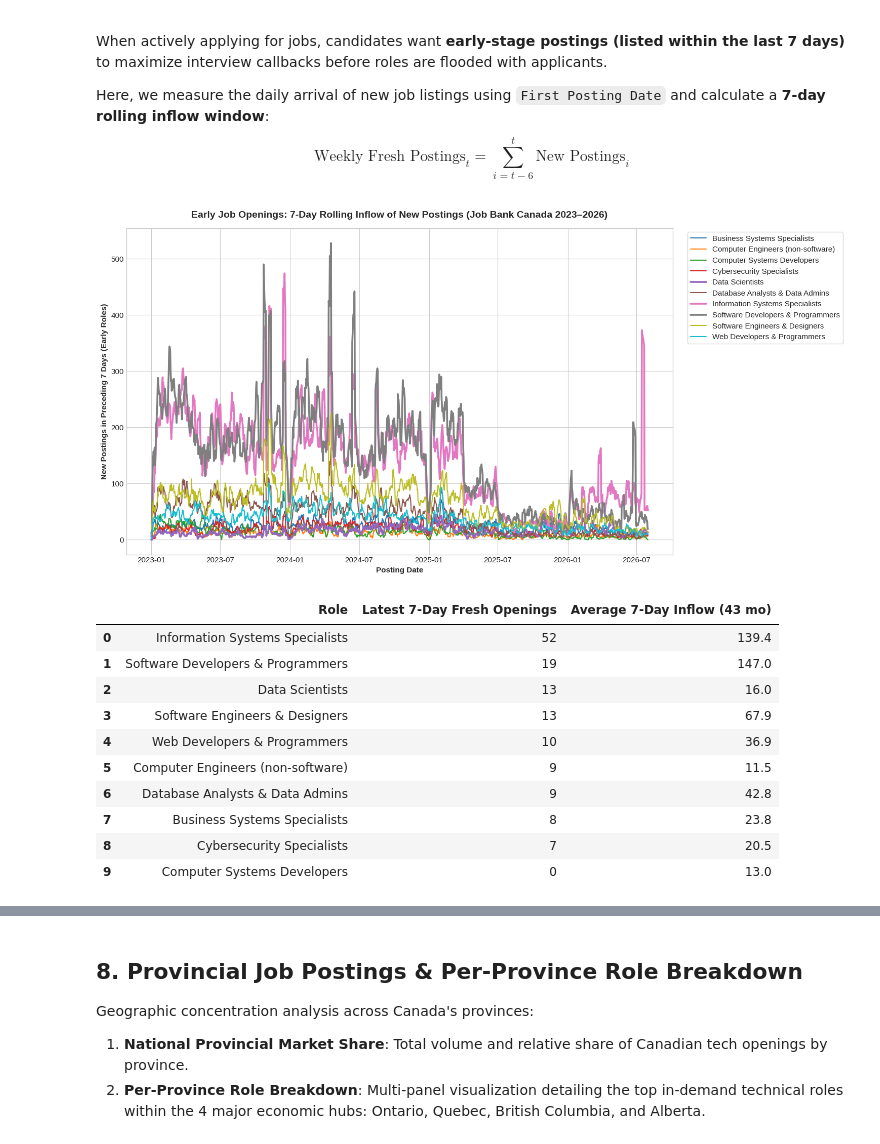
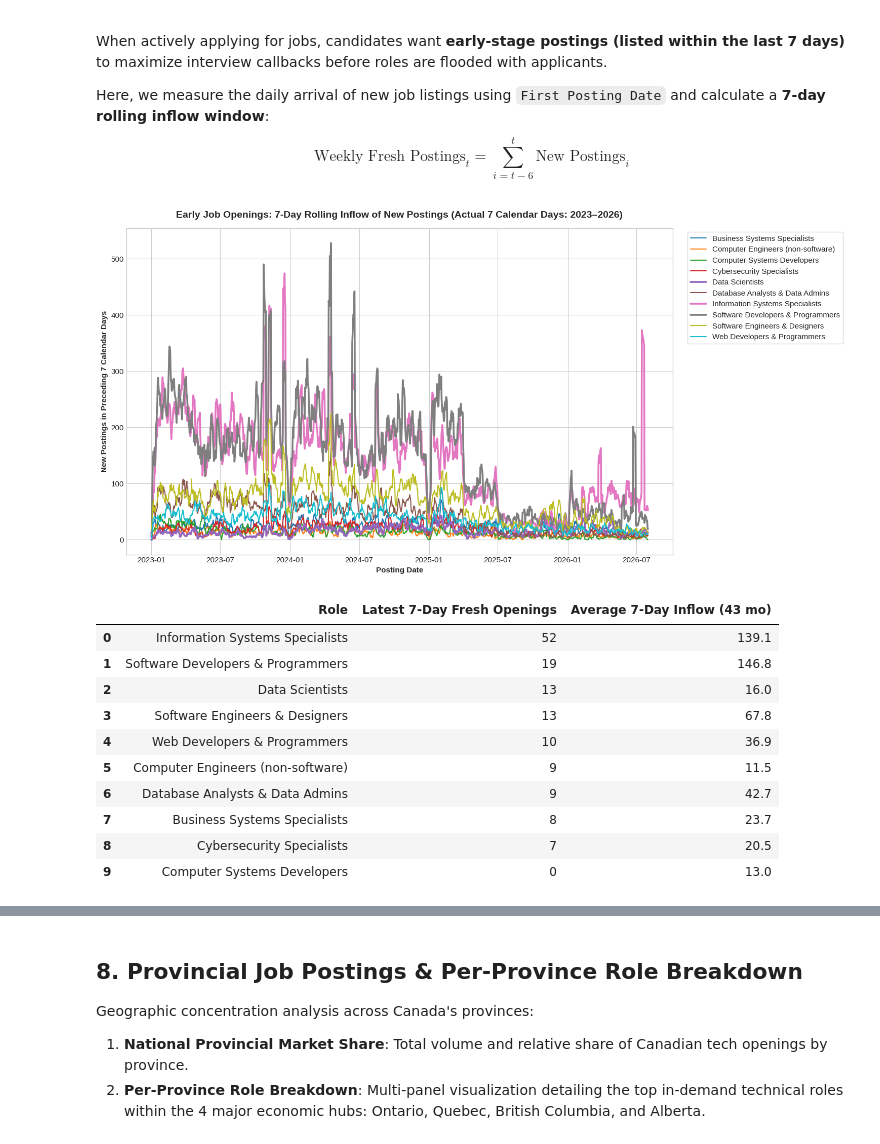
Before and after one commit to althaafsn/canada-job-market-analysis, a Jupyter notebook: data_analysis/02_job_bank/job_bank_tech_roles.ipynb, the cells around one changed output, grey strips where cells are left out. Saved outputs shown, nothing was run; the diff lists cells and outputs as text; code cells hidden in the pictures.

Commit message:
Fix time comparison to actual 7 calendar days; replace entry/senior salary labels with objective percentiles

```diff
--- a/data_analysis/02_job_bank/job_bank_tech_roles.ipynb
+++ b/data_analysis/02_job_bank/job_bank_tech_roles.ipynb
@@ -308,47 +308,51 @@ else:
     df_detail['Date'] = df_detail['Date'].dt.strftime('%Y-%m-%d')
     df_detail.to_csv(DETAIL_CACHE_FILE, index=False)
 
 df_detail['Date'] = pd.to_datetime(df_detail['Date'])
 
-# 1. Group daily postings by role and compute 7-day rolling window of fresh openings
+# 1. Group daily postings by role across a complete continuous calendar range
 daily_pivot = df_detail.groupby(['Date', 'Role']).size().unstack(fill_value=0)
-rolling_7d = daily_pivot.rolling(window=7, min_periods=1).sum()
+full_calendar_days = pd.date_range(daily_pivot.index.min(), daily_pivot.index.max(), freq='D')
+daily_pivot_continuous = daily_pivot.reindex(full_calendar_days, fill_value=0)
+
+# Compute 7-day rolling window across actual 7 calendar days ('7D')
+rolling_7d = daily_pivot_continuous.rolling('7D', min_periods=1).sum()
 
 # 2. Plot 7-day rolling weekly inflow over time
 fig3, ax = plt.subplots(figsize=(15, 7.5))
 colors = sns.color_palette('tab10', len(rolling_7d.columns))
 
 for i, role in enumerate(rolling_7d.columns):
     lw = 2.6 if role in ['Software Developers & Programmers', 'Information Systems Specialists', 'Data Scientists'] else 1.5
     ax.plot(rolling_7d.index, rolling_7d[role], label=role, linewidth=lw, color=colors[i])
 
-ax.set_title('Early Job Openings: 7-Day Rolling Inflow of New Postings (Job Bank Canada 2023–2026)', fontsize=14, fontweight='bold', pad=15)
+ax.set_title('Early Job Openings: 7-Day Rolling Inflow of New Postings (Actual 7 Calendar Days: 2023–2026)', fontsize=14, fontweight='bold', pad=15)
 ax.set_xlabel('Posting Date', fontsize=11, fontweight='bold')
-ax.set_ylabel('New Postings in Preceding 7 Days (Early Roles)', fontsize=11, fontweight='bold')
+ax.set_ylabel('New Postings in Preceding 7 Calendar Days', fontsize=11, fontweight='bold')
 ax.legend(bbox_to_anchor=(1.02, 1), loc='upper left', frameon=True)
 plt.tight_layout()
 
 plt.savefig(PLOTS_DIR / 'job_bank_7day_rolling_new_postings.png', dpi=130, bbox_inches='tight')
 plt.show()
 
 # Snapshot of latest weekly fresh inflow vs full-period weekly average
 snapshot_7d = pd.DataFrame({
     'Role': rolling_7d.iloc[-1].sort_values(ascending=False).index,
     'Latest 7-Day Fresh Openings': rolling_7d.iloc[-1].sort_values(ascending=False).values.astype(int),
     'Average 7-Day Inflow (43 mo)': rolling_7d.mean().loc[rolling_7d.iloc[-1].sort_values(ascending=False).index].round(1).values
 })
 snapshot_7d
 # %% [output]
-[figure, old version]
+[figure, new version]
 |  | Role | Latest 7-Day Fresh Openings | Average 7-Day Inflow (43 mo) |
-| 0 | Information Systems Specialists | 52 | 139.4 |
-| 1 | Software Developers & Programmers | 19 | 147.0 |
+| 0 | Information Systems Specialists | 52 | 139.1 |
+| 1 | Software Developers & Programmers | 19 | 146.8 |
 | 2 | Data Scientists | 13 | 16.0 |
-| 3 | Software Engineers & Designers | 13 | 67.9 |
+| 3 | Software Engineers & Designers | 13 | 67.8 |
 | 4 | Web Developers & Programmers | 10 | 36.9 |
 | 5 | Computer Engineers (non-software) | 9 | 11.5 |
-| 6 | Database Analysts & Data Admins | 9 | 42.8 |
-| 7 | Business Systems Specialists | 8 | 23.8 |
+| 6 | Database Analysts & Data Admins | 9 | 42.7 |
+| 7 | Business Systems Specialists | 8 | 23.7 |
 | 8 | Cybersecurity Specialists | 7 | 20.5 |
 | 9 | Computer Systems Developers | 0 | 13.0 |
 # %% [markdown]
```
Also changed, not shown: parts of 4 cells of this notebook, 6 other files.
